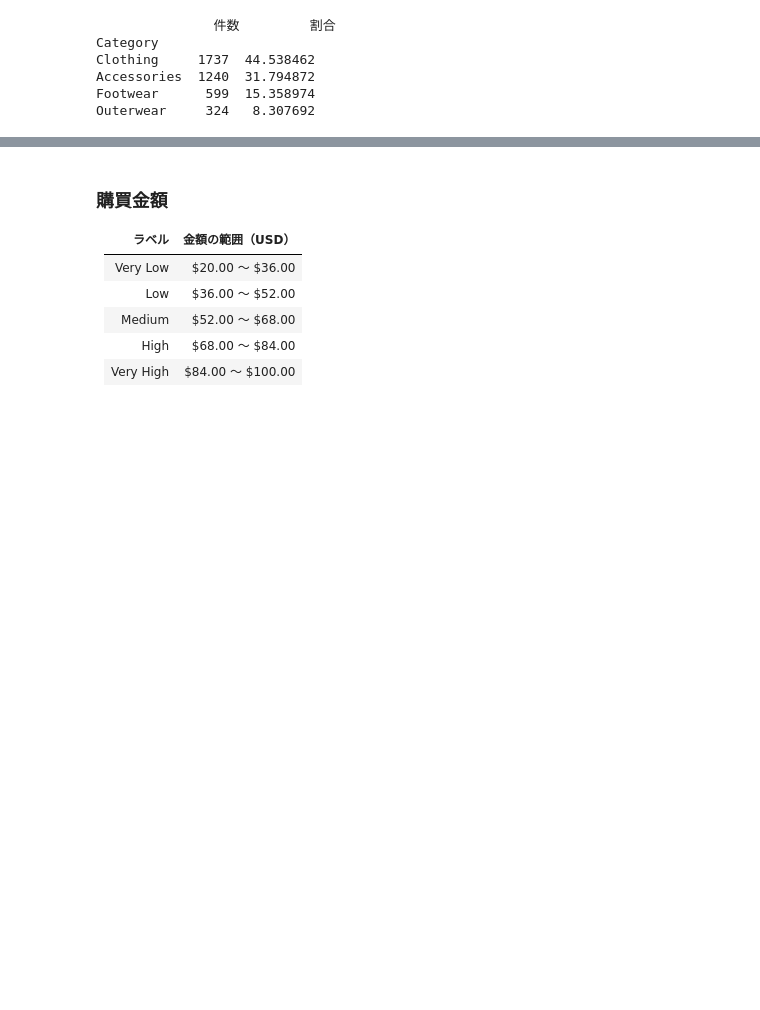
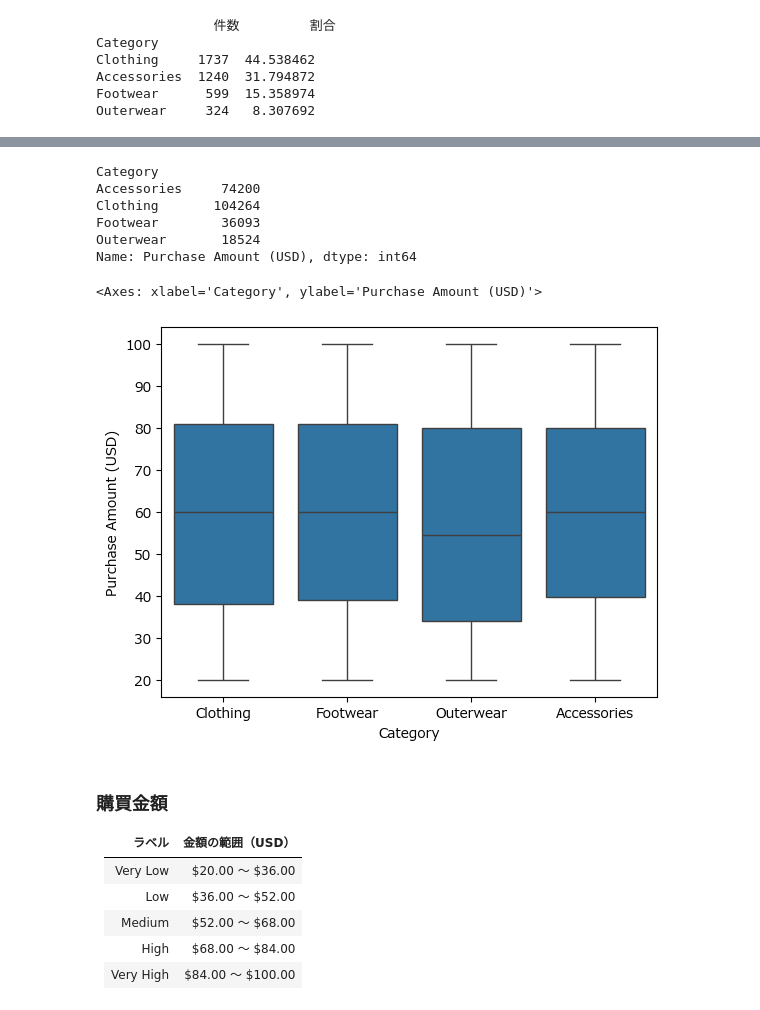
Before and after one commit to masakazu2025/kaggle-consumer-behavior-and-shopping-habits-dataset, a Jupyter notebook: shopping_behavior.ipynb, the cells around one changed output, grey strips where cells are left out. Cells and saved outputs as stored; diff of their text form; code cells hidden in the pictures; blank space fills up the shorter version.

```diff
--- a/shopping_behavior.ipynb
+++ b/shopping_behavior.ipynb
@@ -197,3 +240,17 @@ Outerwear     324   8.307692
+# %%
+df.groupby("Category", observed=True)["Purchase Amount (USD)"].sum()
+# %% [output]
+Category
+Accessories     74200
+Clothing       104264
+Footwear        36093
+Outerwear       18524
+Name: Purchase Amount (USD), dtype: int64
+# %%
+sns.boxplot(x="Category", y="Purchase Amount (USD)", data=df)
+# %% [output]
+<Axes: xlabel='Category', ylabel='Purchase Amount (USD)'>
+[figure, added]
 # %% [markdown]
 ### 購買金額
 | ラベル       | 金額の範囲（USD） |
```
Also changed, not shown: parts of 49 cells of this notebook.
